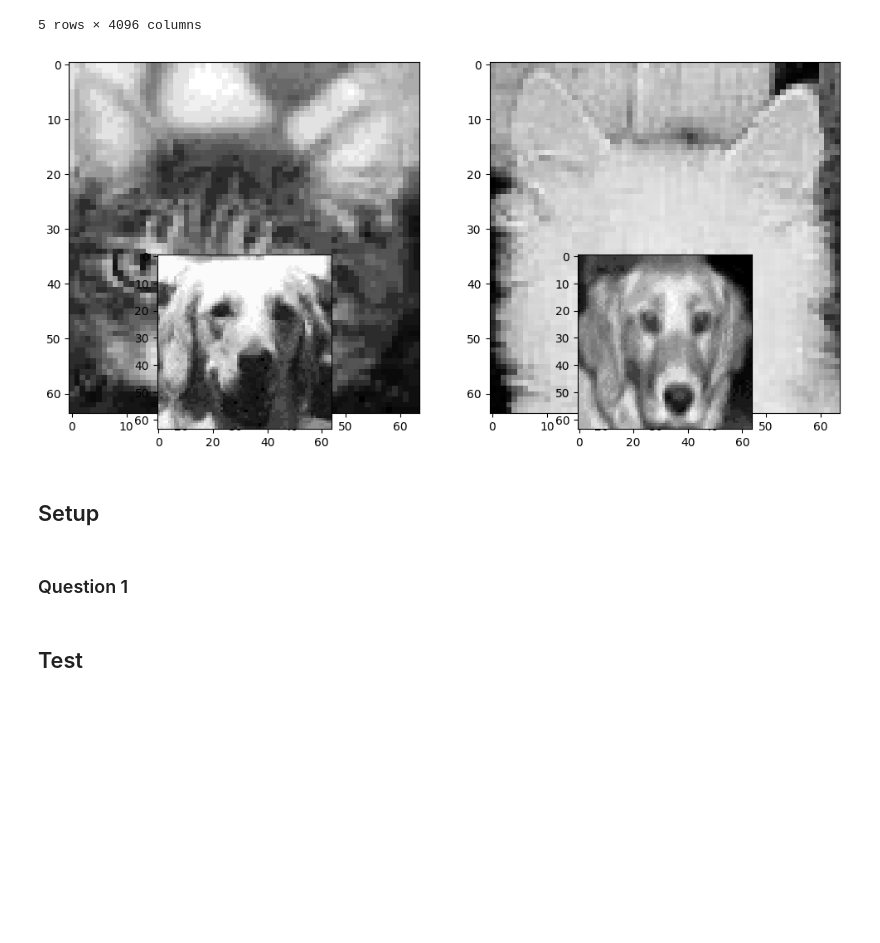
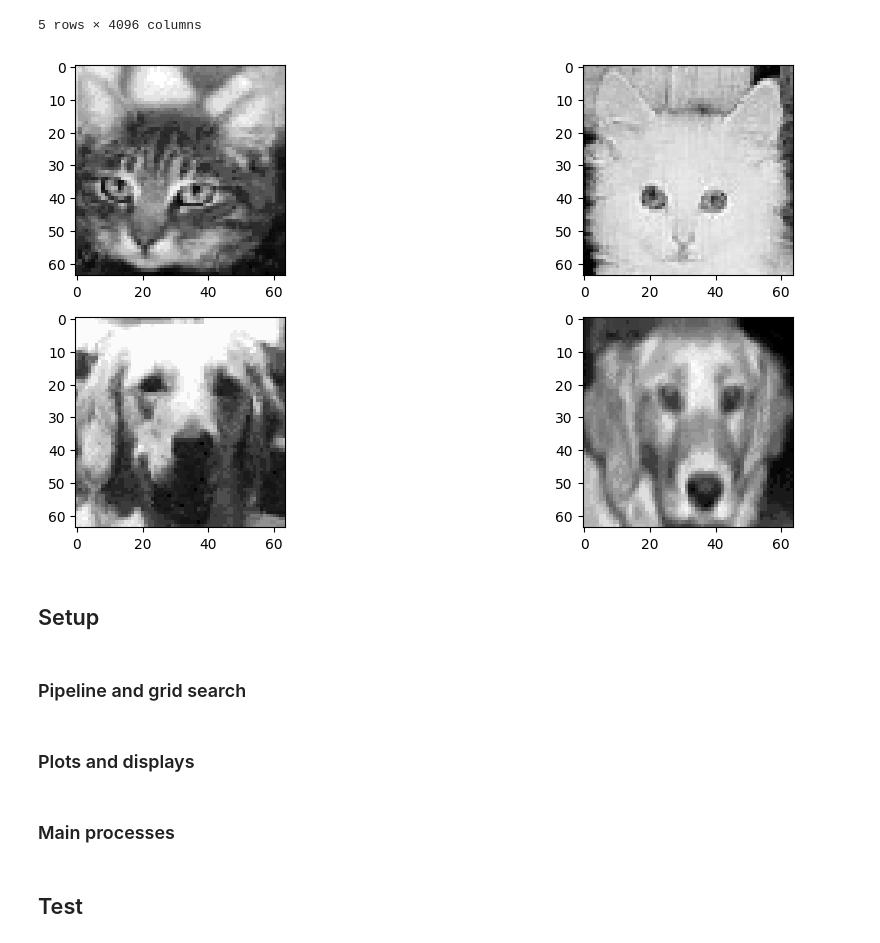
Before and after one commit to lucamodica/statistical-learning-for-big-data, a Jupyter notebook: projects/project2/project2.ipynb, the cells around one changed output. Saved outputs shown, nothing was run; the diff lists cells and outputs as text; code cells hidden in the pictures; blank space fills up the shorter version.

```diff
--- a/projects/project2/project2.ipynb
+++ b/projects/project2/project2.ipynb
@@ -77,41 +75,30 @@ X_cats_dogs.head()
 | 3 | 32 | 28 | 28 | 28 | 28 | 28 | 28 | 28 | 28 | 28 | ... | ... |
 | 4 | 3 | 44 | 112 | 136 | 120 | 120 | 125 | 122 | 129 | 133 | ... | ... |
 5 rows × 4096 columns
-# %%
-def rotateM(x):
-    return np.transpose(np.apply_along_axis(np.flip, 0, x))
-
-ssc = np.random.choice(np.where(Y_cats_dogs == 0)[0], 2, replace=False)
-ssd = np.random.choice(np.where(Y_cats_dogs == 1)[0], 2, replace=False)
-
-plt.figure(figsize=(12, 6))
-
-plt.subplot(1, 2, 1)
-plt.imshow(rotateM(X_cats_dogs.iloc[ssc[0], :].values.reshape(64, 64)), cmap='gray')
-plt.xlabel('')
-plt.ylabel('')
-
-plt.subplot(1, 2, 2)
-plt.imshow(rotateM(X_cats_dogs.iloc[ssc[1], :].values.reshape(64, 64)), cmap='gray')
-plt.xlabel('')
-plt.ylabel('')
-
-plt.subplot(2, 2, 3)
-plt.imshow(rotateM(X_cats_dogs.iloc[ssd[0], :].values.reshape(64, 64)), cmap='gray')
-plt.xlabel('')
-plt.ylabel('')
-
-plt.subplot(2, 2, 4)
-plt.imshow(rotateM(X_cats_dogs.iloc[ssd[1], :].values.reshape(64, 64)), cmap='gray')
-plt.xlabel('')
-plt.ylabel('')
-
-plt.show()
-# %% [output]
-[figure, removed]
+# %%
+def rotateM(x):
+    return np.transpose(np.apply_along_axis(np.flip, 0, x))
+
+def plot_images(indices, data, category, cmap='gray'):
+    for idx, i in enumerate(indices):
+        plt.subplot(2, 2, idx + 1 + category * 2)
+        plt.imshow(rotateM(data.iloc[i, :].values.reshape(64, 64)), cmap=cmap)
+        plt.xlabel('')
+        plt.ylabel('')
+
+# random selections
+ssc = np.random.choice(np.where(Y_cats_dogs == 0)[0], 2, replace=False)
+ssd = np.random.choice(np.where(Y_cats_dogs == 1)[0], 2, replace=False)
+
+plt.figure(figsize=(12, 6))
+plot_images(ssc, X_cats_dogs, category=0)
+plot_images(ssd, X_cats_dogs, category=1)
+plt.show()
+# %% [output]
+[figure, added]
 # %% [markdown]
 ## Setup
-# %% [markdown]
-### Question 1
+# %% [markdown]
+### Pipeline and grid search
 # %%
 # Parameter grid for Random Forest (bagging)
@@ -161,6 +146,8 @@ def grid_search_1(X_train, Y_train, model: str):
     grid_search.fit(X_train, np.ravel(Y_train))
 
     return grid_search
+# %% [markdown]
+### Plots and displays
 # %%
 def plot_learning_trend(grid_search_res, model_name, noise):
     results = grid_search_res.cv_results_
@@ -212,4 +199,6 @@ def feature_importance_display(grid_search_1_res, X, model_name: str, noise):
     fig.write_image(f"imgs/{model_name}_feature_importance_noise_{noise}.png")
     fig.show()
+# %% [markdown]
+### Main processes
 # %%
 def process_noise(model_name, noise):
```
Also changed, not shown: parts of 9 cells of this notebook, 10 other files.
